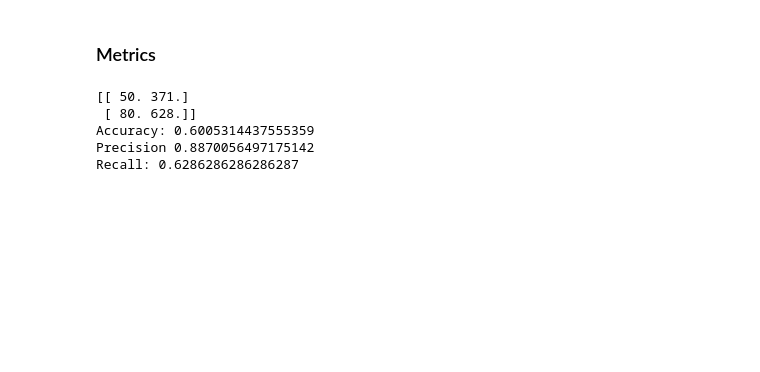
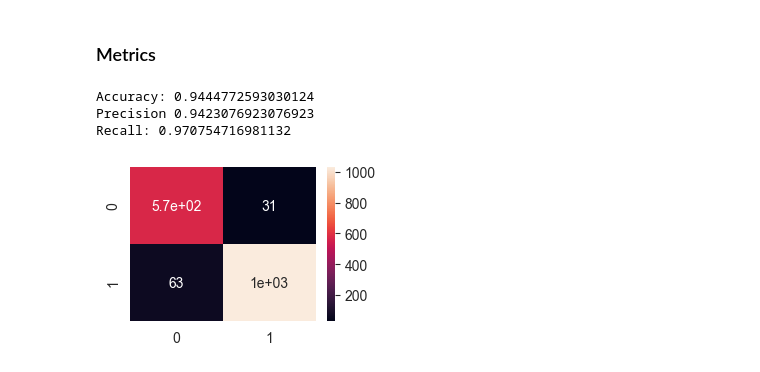
Before and after one commit to filberol/labs_sii, a Jupyter notebook: lab6/lab6_decision_tree.ipynb, the cells around one changed output. Drawn from its saved outputs; the diff is of its cells as text; code cells hidden in the pictures; blank space fills up the shorter version.

```diff
--- a/lab6/lab6_decision_tree.ipynb
+++ b/lab6/lab6_decision_tree.ipynb
@@ -134,13 +135,13 @@ class DecisionTreeNode:
 
     def predict(self, sample):
         if len(self.__feature_value_nodes) == 0:
-            return self.__verdict
+            return self.__verdict, self.__verdict_prob
         for ind, feature_value in enumerate(self.__feature_values):
             if sample[self.__feature_split] == feature_value:
                 if self.__feature_value_nodes[ind].get_samples_count() == 0:
-                    return self.__verdict
+                    return self.__verdict, self.__verdict_prob
                 return self.__feature_value_nodes[ind].predict(sample)
-        return "dont know"
+        return "dont know", 0.0
 
     def print_tree_from_node(self):
         if len(self.__feature_value_nodes) != 0:
@@ -191,7 +192,7 @@ df_tree.print_tree_from_node()
 ### Тестирование
 # %%
 # Train-test split
-samples_amount = 0.2
+samples_amount = 0.7
 random_state = 339106
 
 train = df.sample(frac=samples_amount, random_state=random_state)
@@ -201,6 +202,7 @@ cols = df.columns
 cols = [x for x in np.random.choice(cols, ceil(sqrt(len(cols)))) if x != 'poisonous']
 
 print("Используются признаки:", *cols)
+# Nice comb spore-print-color stalk-color-below-ring population gill-color gill-attachment
 
 tree = DecisionTreeNode(train, cols)
 tree.recursive_fit()
@@ -229,31 +231,43 @@ tree.print_tree_from_node()
 def confusion_matrix(pred_y, true_y):
     res = np.zeros((2, 2))
 
-    for pred, true in zip(pred_y, true_y):
-        pred = 1 if pred == 'e' else 0
+    for predict, true in zip(pred_y, true_y):
+        predict = 1 if predict == 'e' else 0
+        true = 1 if true == 'e' else 0
+        res[predict][true] += 1
+    return res
+
+def confusion_matrix_prob(pred_probs, true_y, threshold):
+    res = np.zeros((2, 2))
+
+    for pred_prob, true in zip(pred_probs, true_y):
+        pred = 1 if pred_prob >= threshold else 0
         true = 1 if true == 'e' else 0
         res[pred][true] += 1
-
     return res
 
-def accuracy(conf):
-    return (conf[1][1] + conf[0][0]) / sum(conf.flatten())
+def accuracy(conf_m):
+    return (conf_m[1][1] + conf_m[0][0]) / sum(conf_m.flatten())
 
-def precision(conf):
-    return conf[1][1] / (conf[1][1] + conf[1][0])
+def precision(conf_m):
+    return conf_m[1][1] / (conf_m[1][1] + conf_m[1][0])
 
-def recall(conf):
-    return conf[1][1] / (conf[1][1] + conf[0][1])
+def recall(conf_m):
+    return conf_m[1][1] / (conf_m[1][1] + conf_m[0][1])
+
+def fallout(conf_m):
+    return conf_m[1][0] / (conf_m[1][0] + conf_m[0][0])
 # %%
-predicted_y = [tree.predict(el) for el in train.iloc]
+predicted_y, predict_score = zip(*[tree.predict(el) for el in test.iloc])
 conf = confusion_matrix(predicted_y, test['poisonous'])
-print(conf)
 print('Accuracy:', accuracy(conf))
 print('Precision', precision(conf))
 print('Recall:', recall(conf))
+plt.figure(figsize=(3, 2))
+sns.heatmap(conf, annot=True)
+plt.show()
 # %% [output]
-[[ 50. 371.]
- [ 80. 628.]]
-Accuracy: 0.6005314437555359
-Precision 0.8870056497175142
-Recall: 0.6286286286286287
+Accuracy: 0.9444772593030124
+Precision 0.9423076923076923
+Recall: 0.970754716981132
+[figure, added]
```
Also changed, not shown: parts of 6 cells of this notebook.
